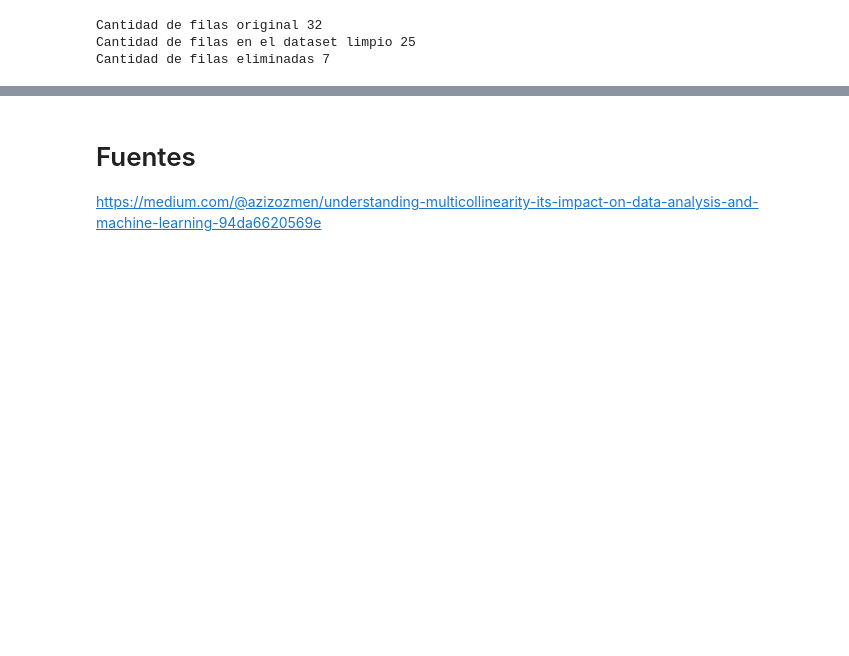
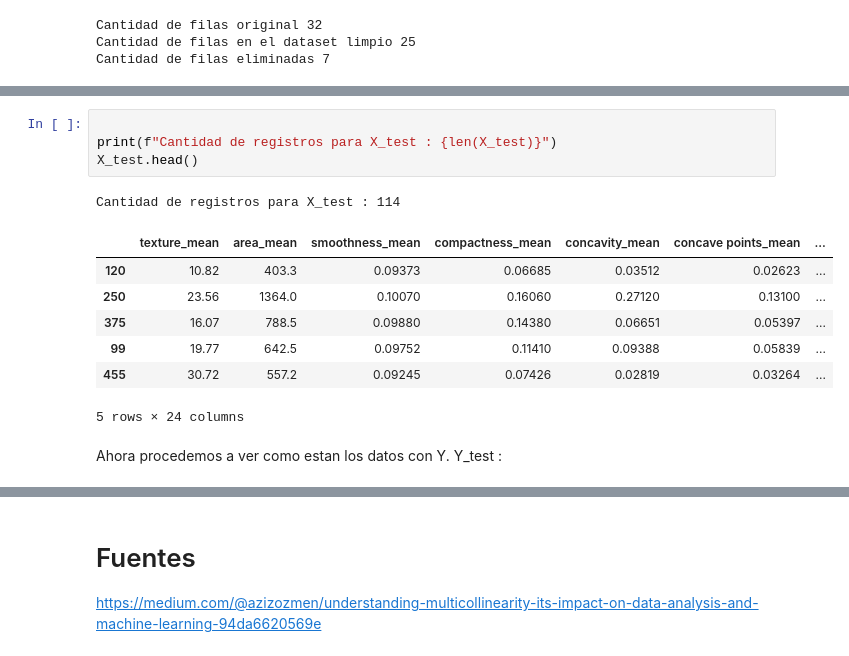
Before and after one commit to gabriel1-du/Modelos-de-Machine-Learning-supervisado-Clasificacion-y-regresion-, a Jupyter notebook: notebookDesarrollo.ipynb, the cells around one changed output, grey strips where cells are left out. Saved outputs shown, nothing was run; the diff lists cells and outputs as text; blank space fills up the shorter version.

```diff
--- a/notebookDesarrollo.ipynb
+++ b/notebookDesarrollo.ipynb
@@ -450,0 +485,16 @@ Cantidad de filas eliminadas 7
+# %%
+
+print(f"Cantidad de registros para X_test : {len(X_test)}")
+X_test.head()
+# %% [output]
+Cantidad de registros para X_test : 114
+|  | texture_mean | area_mean | smoothness_mean | compactness_mean | concavity_mean | concave points_mean | ... |
+| 120 | 10.82 | 403.3 | 0.09373 | 0.06685 | 0.03512 | 0.02623 | ... |
+| 250 | 23.56 | 1364.0 | 0.10070 | 0.16060 | 0.27120 | 0.13100 | ... |
+| 375 | 16.07 | 788.5 | 0.09880 | 0.14380 | 0.06651 | 0.05397 | ... |
+| 99 | 19.77 | 642.5 | 0.09752 | 0.11410 | 0.09388 | 0.05839 | ... |
+| 455 | 30.72 | 557.2 | 0.09245 | 0.07426 | 0.02819 | 0.03264 | ... |
+5 rows × 24 columns
+# %% [markdown]
+Ahora procedemos a ver como estan los datos con Y.
+Y_test :
```
Also changed, not shown: parts of 9 cells of this notebook.
